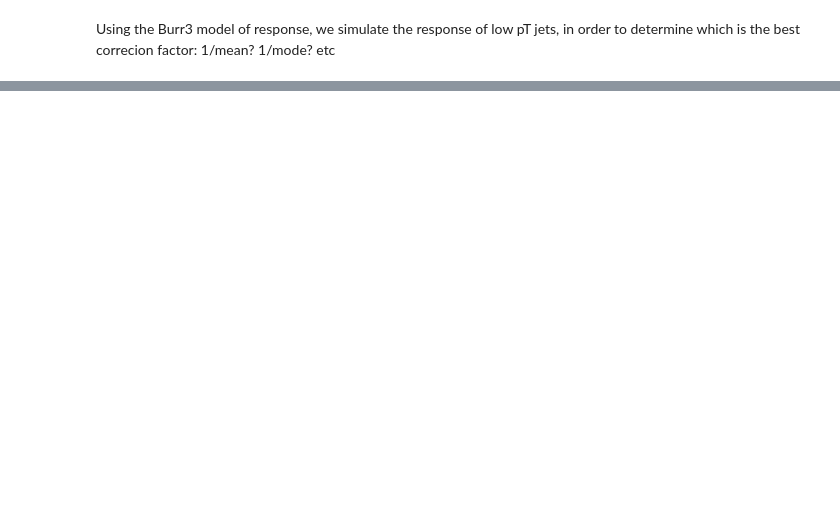
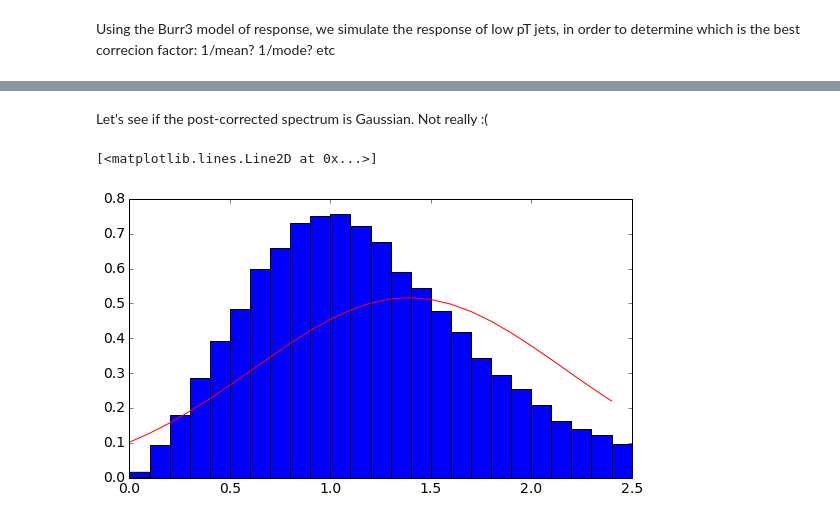
Before and after one commit to raggleton/random-notebooks, a Jupyter notebook: Applying different corrections at low pt.ipynb, the cells around one changed output, grey strips where cells are left out. Cells and saved outputs as stored; diff of their text form; code cells hidden in the pictures; blank space fills up the shorter version.

```diff
--- a/Applying different corrections at low pt.ipynb
+++ b/Applying different corrections at low pt.ipynb
@@ -154,0 +155,12 @@ plt.minorticks_on()
+# %% [markdown]
+Let's see if the post-corrected spectrum is Gaussian. Not really :(
+# %%
+gaus = scipy.stats.norm.fit(r_apply_mode[(r_apply_mode<15) & (r_apply_mode>0.5)])
+
+plt.hist(r_apply_mode, bins=25, range=[0,2.5], normed=True)
+frozen_gaus = scipy.stats.norm(*gaus)
+x = np.arange(0, 2.5, 0.1)
+plt.plot(x, frozen_gaus.pdf(x), 'r')
+# %% [output]
+[<matplotlib.lines.Line2D at 0x...>]
+[figure, added]
```
Also changed, not shown: parts of 31 cells of this notebook.
